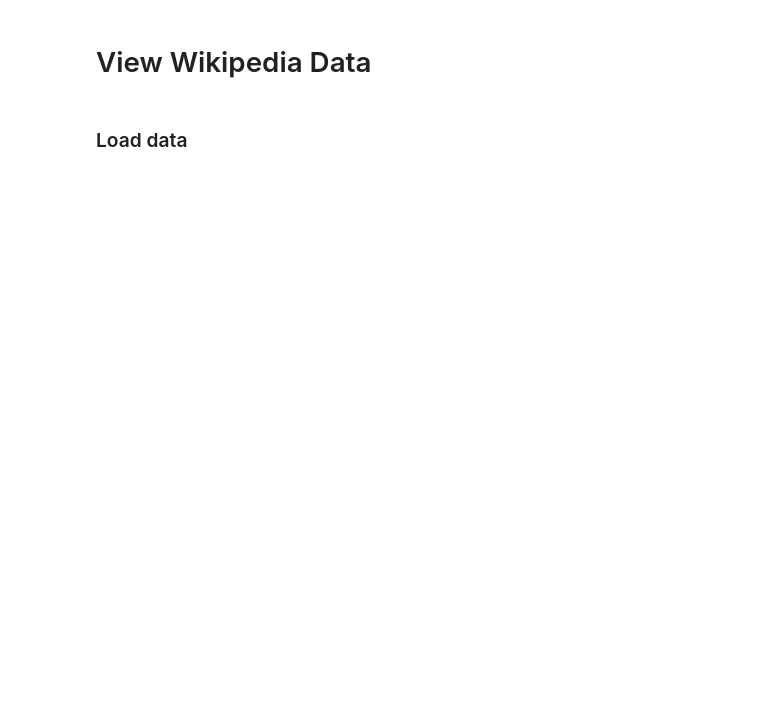
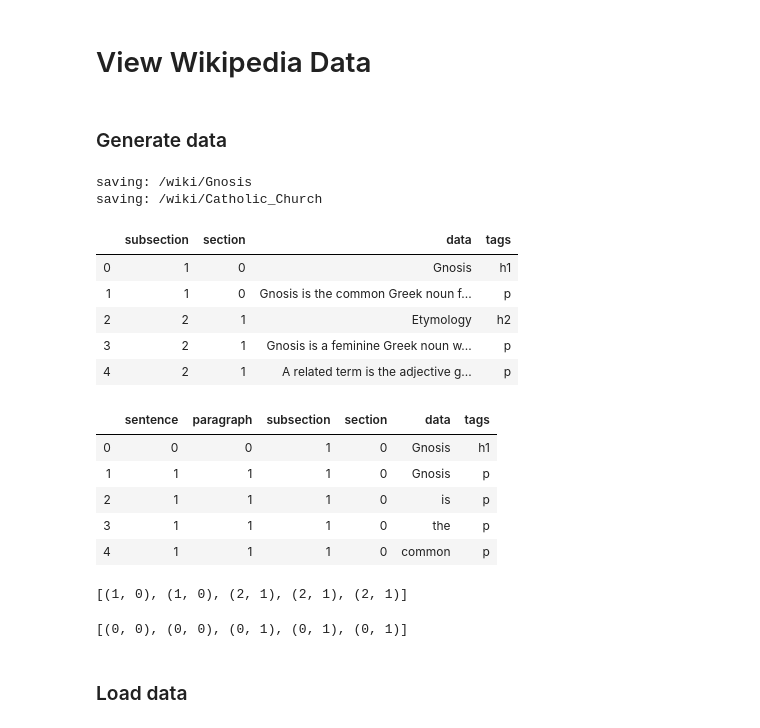
Before and after one commit to q1park/docstructure, a Jupyter notebook: NLPViewer.ipynb, the cells around one changed output. Saved outputs shown, nothing was run; the diff lists cells and outputs as text; code cells hidden in the pictures; blank space fills up the shorter version.

```diff
--- a/NLPViewer.ipynb
+++ b/NLPViewer.ipynb
@@ -8,2 +4,4 @@ import pandas as pd
 # %% [markdown]
 # View Wikipedia Data
+# %% [markdown]
+### Generate data
@@ -10,3 +11,40 @@ import pandas as pd
+# %%
+import random
+random.seed(1)
+
+scraper = WikiScraper('data/wiki')
+scraper.collect_wiki_data(['/wiki/{}'.format('Gnosis')], max_num=1)
+# %% [output]
+saving: /wiki/Gnosis
+saving: /wiki/Catholic_Church
+# %%
+wikitest = scraper.dataframes['/wiki/Gnosis']
+wikitest2 = split_data(wikitest, splitby_sentence, 'paragraph', split_col='data')
+wikitest3 = split_data(wikitest2, splitby_word, 'sentence', split_col='data')
+
+wikitest.head()
+wikitest3.head()
+# %% [output]
+|  | subsection | section | data | tags |
+| 0 | 1 | 0 | Gnosis | h1 |
+| 1 | 1 | 0 | Gnosis is the common Greek noun f... | p |
+| 2 | 2 | 1 | Etymology | h2 |
+| 3 | 2 | 1 | Gnosis is a feminine Greek noun w... | p |
+| 4 | 2 | 1 | A related term is the adjective g... | p |
+|  | sentence | paragraph | subsection | section | data | tags |
+| 0 | 0 | 0 | 1 | 0 | Gnosis | h1 |
+| 1 | 1 | 1 | 1 | 0 | Gnosis | p |
+| 2 | 1 | 1 | 1 | 0 | is | p |
+| 3 | 1 | 1 | 1 | 0 | the | p |
+| 4 | 1 | 1 | 1 | 0 | common | p |
+# %%
+wikitestidxs = wikitest[['subsection', 'section']].to_records(index=False).tolist()
+
+wikitestidxs[:5]
+reindex(wikitestidxs, sparse=True)[:5]
+# %% [output]
+[(1, 0), (1, 0), (2, 1), (2, 1), (2, 1)]
+[(0, 0), (0, 0), (0, 1), (0, 1), (0, 1)]
 # %% [markdown]
 ### Load data
 # %%
```
Also changed, not shown: parts of 10 cells of this notebook, 46 other files.
